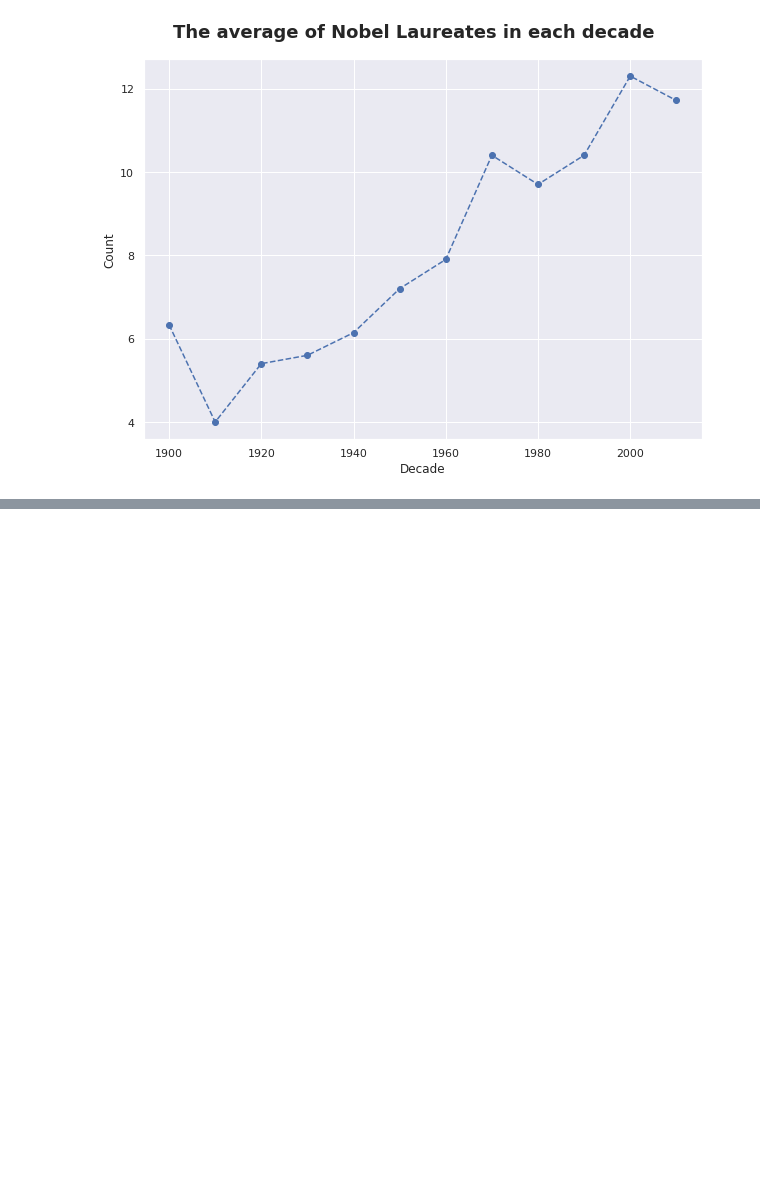
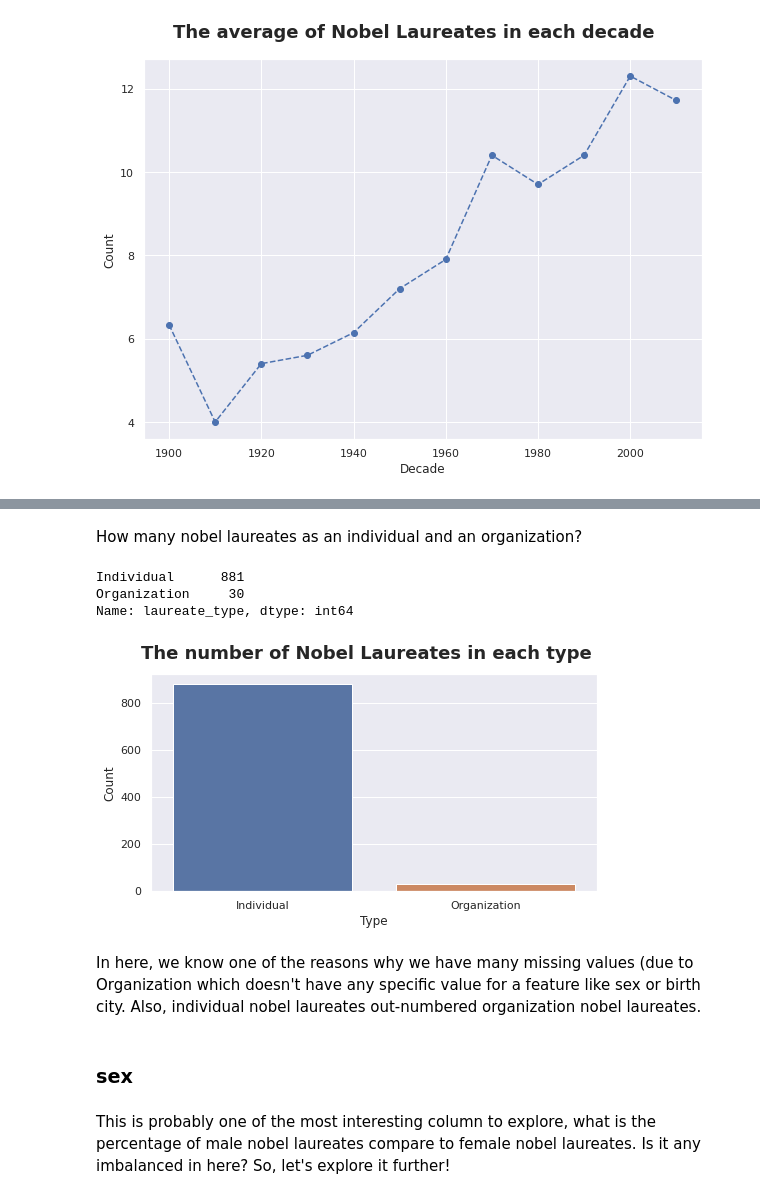
Before and after one commit to agusrichard/data-science-learning-projects, a Jupyter notebook: Nobel Prize Winners/exploratory_data_analysis.ipynb, the cells around one changed output, grey strips where cells are left out. Cells and saved outputs as stored; diff of their text form; code cells hidden in the pictures; blank space fills up the shorter version.

```diff
--- a/Nobel Prize Winners/exploratory_data_analysis.ipynb
+++ b/Nobel Prize Winners/exploratory_data_analysis.ipynb
@@ -240,0 +330,23 @@ Based on what we see above, there is an increasing trend (excluding the first de
+# %% [markdown]
+How many nobel laureates as an individual and an organization?
+# %%
+df['laureate_type'].value_counts()
+# %% [output]
+Individual      881
+Organization     30
+Name: laureate_type, dtype: int64
+# %%
+ltype_count = df['laureate_type'].value_counts()
+# %%
+fig, ax = plt.subplots(figsize=[8, 4])
+sns.barplot(ax=ax, x=ltype_count.index, y=ltype_count.values)
+ax.set(xlabel='Type', ylabel='Count')
+fig.suptitle('The number of Nobel Laureates in each type', fontsize=18, fontweight='semibold');
+# %% [output]
+[figure, added]
+# %% [markdown]
+In here, we know one of the reasons why we have many missing values (due to Organization which doesn't have any specific value for a feature like sex or birth city. Also, individual nobel laureates out-numbered organization nobel laureates.
+# %% [markdown]
+### sex
+# %% [markdown]
+This is probably one of the most interesting column to explore, what is the percentage of male nobel laureates compare to female nobel laureates. Is it any imbalanced in here? So, let's explore it further!
```
Also changed, not shown: parts of 34 cells of this notebook.
